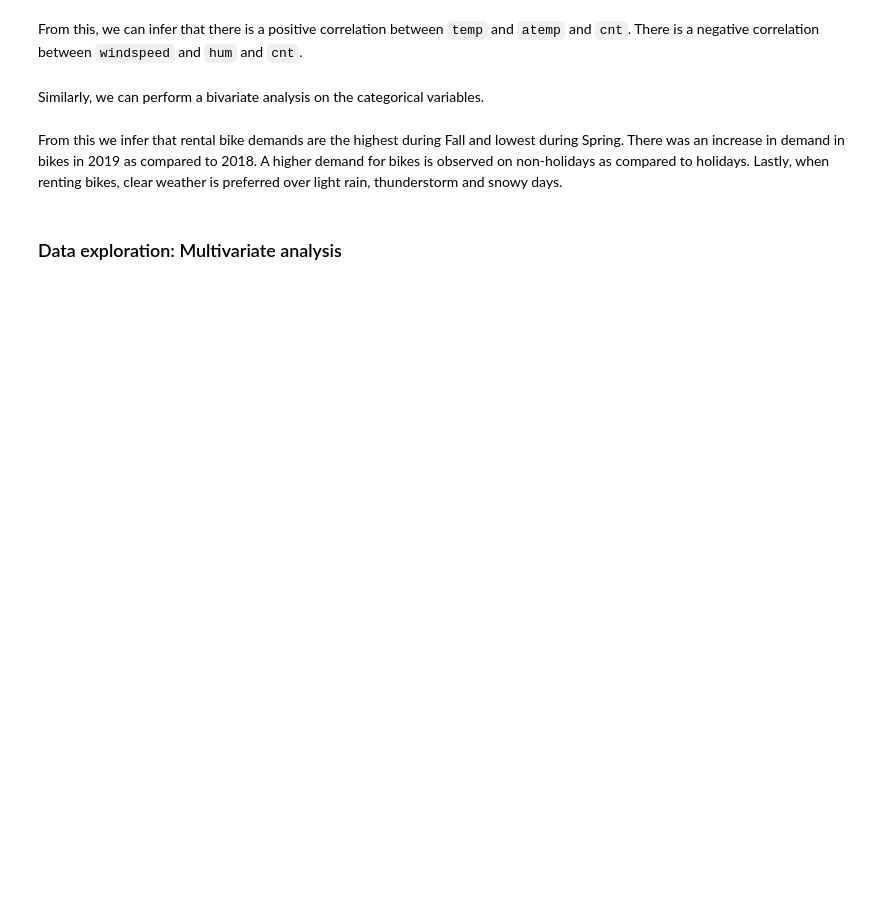
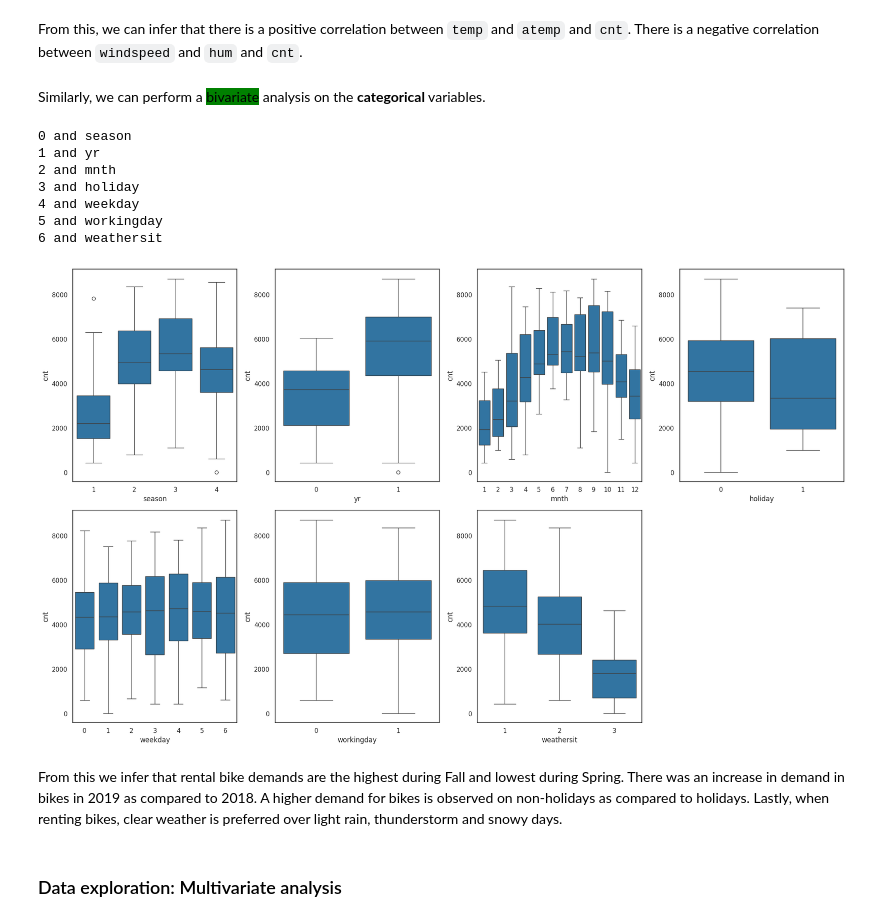
Before and after one commit to MassGH2023/Deep-Learning-and-Neural-Network, a Jupyter notebook: regression_Keras.ipynb, the cells around one changed output. Saved outputs shown, nothing was run; the diff lists cells and outputs as text; code cells hidden in the pictures; blank space fills up the shorter version.

```diff
--- a/regression_Keras.ipynb
+++ b/regression_Keras.ipynb
@@ -161,3 +159,5 @@ raw_dataset = pd.read_csv('day.csv')
+# %%
+raw_dataset = pd.read_csv('https://raw.githubusercontent.com/MassGH2023/Deep-Learning-and-Neural-Network/refs/heads/main/datasets/day.csv')
 # %% [markdown]
 Let's look at some samples rows from the dataset we loaded:
 # %%
@@ -187,15 +201,25 @@ plt.show()
 # %% [markdown]
 From this, we can infer that there is a positive correlation between `temp` and `atemp` and `cnt`. There is a negative correlation between `windspeed` and `hum` and `cnt`.
 # %% [markdown]
-Similarly, we can perform a bivariate analysis on the categorical variables.
+Similarly, we can perform a <mark style="background-color: green;">bivariate</mark> analysis on the **categorical** variables.
 # %%
 col = ['season', 'yr', 'mnth', 'holiday', 'weekday', 'workingday', 'weathersit']
 plt.figure(figsize=[20,12])
 for i in enumerate(col):
+    print(i[0], "and", i[1])
     plt.subplot(2,4,i[0]+1)
     sns.boxplot(data=raw_dataset,x=i[1],y='cnt')
-
+plt.tight_layout()
 plt.show()
+# %% [output]
+0 and season
+1 and yr
+2 and mnth
+3 and holiday
+4 and weekday
+5 and workingday
+6 and weathersit
+[figure, added]
 # %% [markdown]
 From this we infer that rental bike demands are the highest during Fall and lowest during Spring. There was an increase in demand in bikes in 2019 as compared to 2018. A higher demand for bikes is observed on non-holidays as compared to holidays. Lastly, when renting bikes, clear weather is preferred over light rain, thunderstorm and snowy days.
 # %% [markdown]
```
Also changed, not shown: parts of 52 cells of this notebook.
